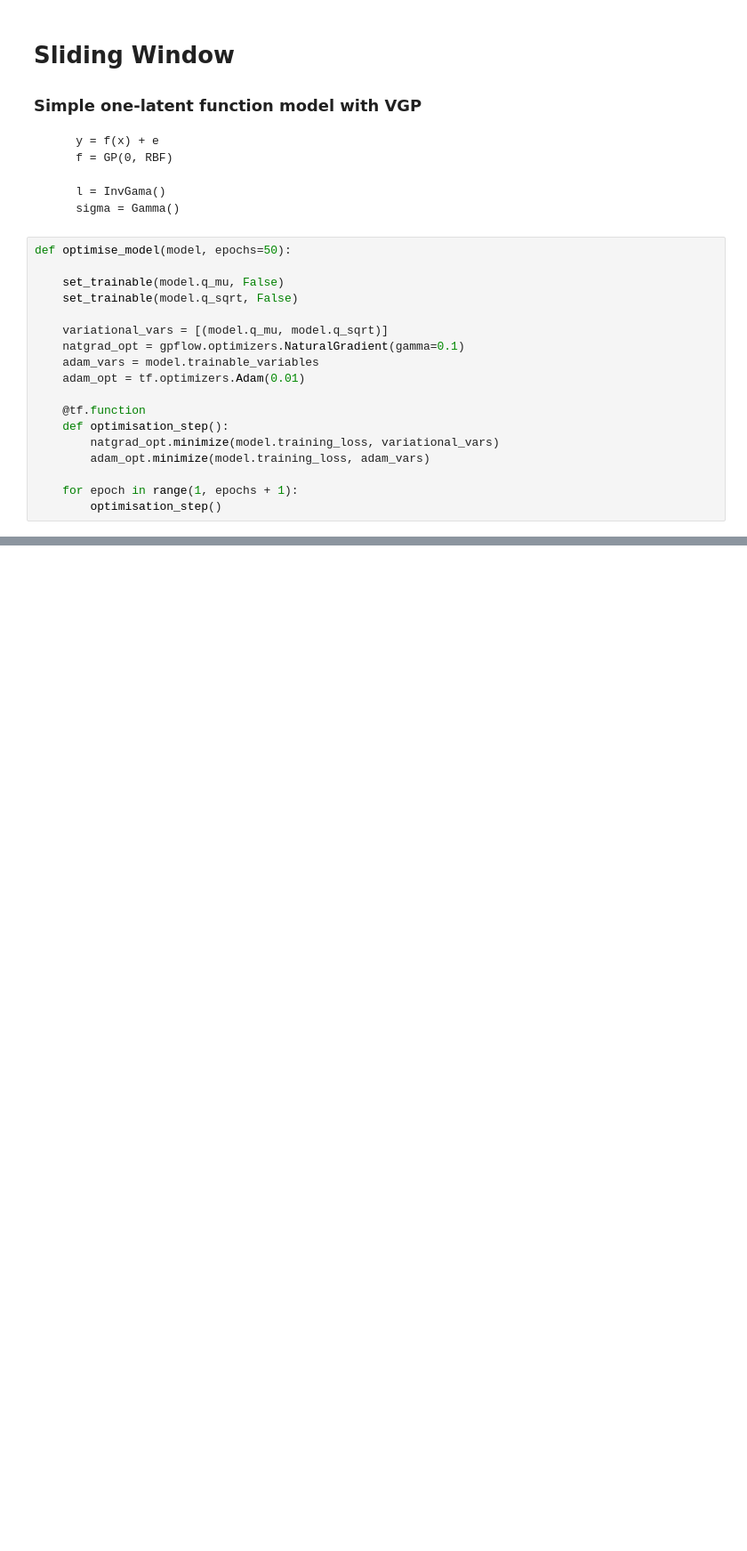
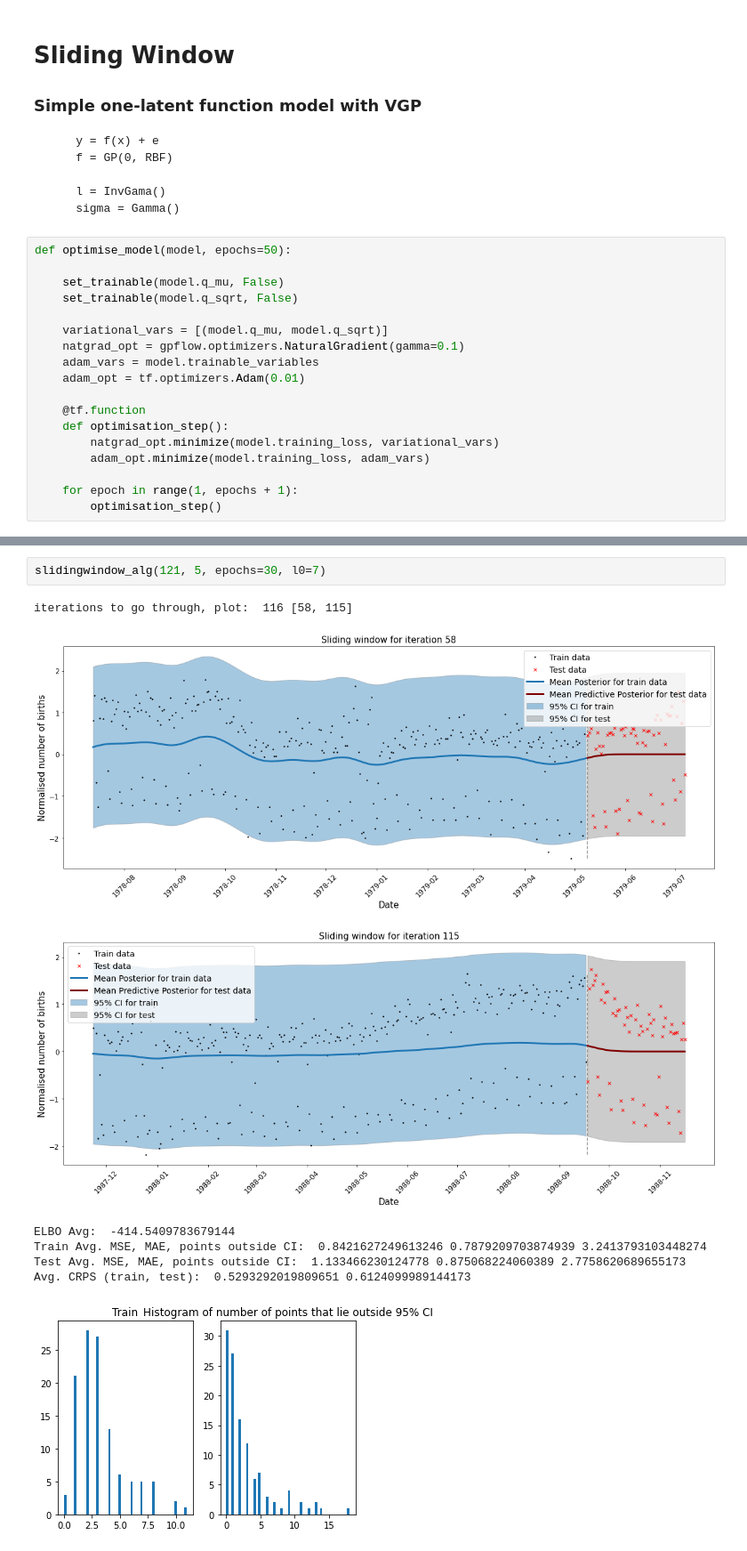
Before and after one commit to CristinaNogRod/GaussianProcesses-TimeSeries, a Jupyter notebook: notebooks/GPFlow/basic_VGP_slidingWindow.ipynb, the cells around one changed output, grey strips where cells are left out. Shown at 89% size. Drawn from its saved outputs; the diff is of its cells as text; blank space fills up the shorter version.

```diff
--- a/notebooks/GPFlow/basic_VGP_slidingWindow.ipynb
+++ b/notebooks/GPFlow/basic_VGP_slidingWindow.ipynb
@@ -66,0 +225,11 @@ def optimise_model(model, epochs=50):
+# %%
+slidingwindow_alg(121, 5, epochs=30, l0=7)
+# %% [output]
+iterations to go through, plot:  116 [58, 115]
+[figure, added]
+[figure, added]
+ELBO Avg:  -414.5409783679144
+Train Avg. MSE, MAE, points outside CI:  0.8421627249613246 0.7879209703874939 3.2413793103448274
+Test Avg. MSE, MAE, points outside CI:  1.133466230124778 0.875068224060389 2.7758620689655173
+Avg. CRPS (train, test):  0.5293292019809651 0.6124099989144173
+[figure, added]
```
Also changed, not shown: parts of 19 cells of this notebook, 13 other files.
